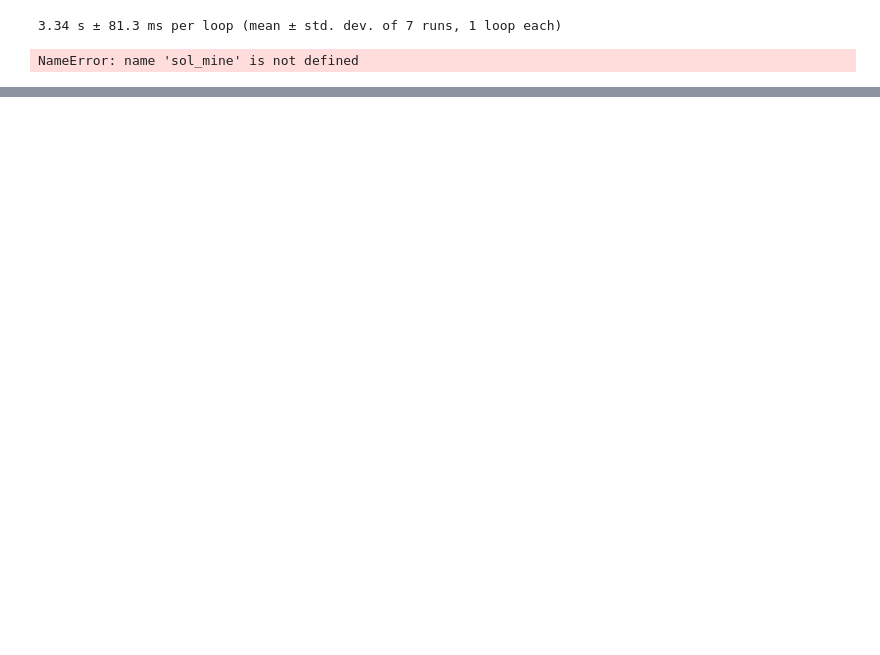
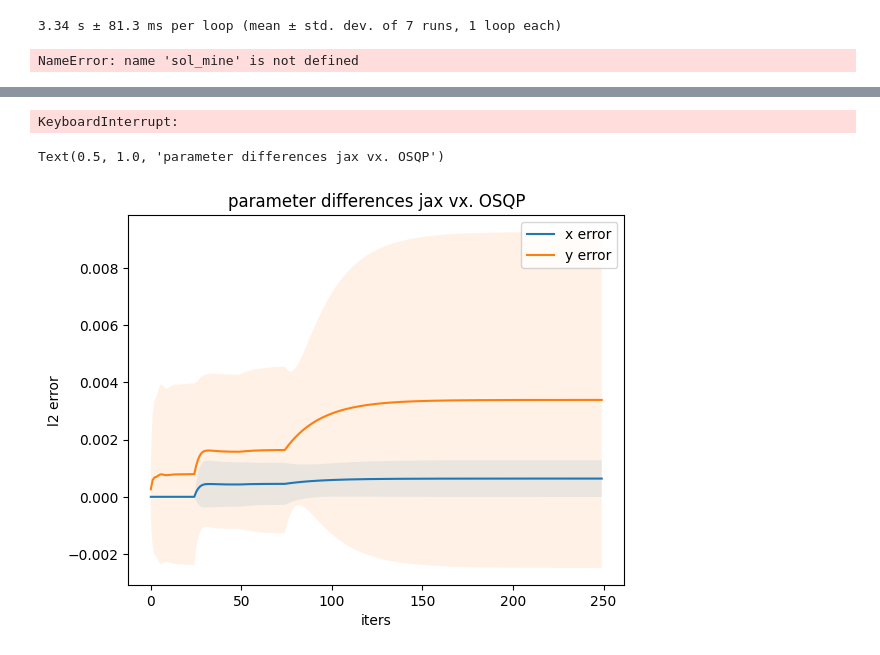
Before and after one commit to Caltech-AMBER/jaxosqp, a Jupyter notebook: basic_usage.ipynb, the cells around one changed output, grey strips where cells are left out. Drawn from its saved outputs; the diff is of its cells as text; code cells hidden in the pictures; blank space fills up the shorter version.

```diff
--- a/basic_usage.ipynb
+++ b/basic_usage.ipynb
@@ -44,0 +76,4 @@ sol = jax.vmap(sparse.sparsify(prob.solve))(data, state)
+# %%
+for ii in range(25):
+    state = jax.vmap(prob.step)(data, state)
+    state = jax.vmap(prob.update_rho)(data, state)
@@ -285,0 +393,46 @@ Wall time: 4.3 ms
+# %%
+# Comparing how the solutions diverge
+prob, data, state_scaled = osqp.OSQPProblem.from_data(P, q, A, l, u, config=osqp.OSQPConfig(max_iters=1))
+
+results = []
+T = 250
+div_x = jnp.zeros((B, T))
+div_y = jnp.zeros((B, T))
+# [mm.update_settings(verbose=True) for mm in probs]
+for ii in range(T):
+    probs = []
+    setup_all(probs)
+    results = []
+    [mm.update_settings(max_iter=ii+1) for mm in probs]
+#         for jj in range(B):
+#             probs[jj].warm_start(x=np.asarray(state.x[jj]), y=np.asarray(state.y[jj]))
+
+    state_scaled = jax.vmap(prob.step)(data, state_scaled)
+    state = jax.vmap(prob.unscale_vars)(data, state_scaled)
+    solve_all(probs, results)
+    for jj in range(B):
+        error = jnp.linalg.norm(state.x[jj] - results[jj].x)
+        y_error = jnp.linalg.norm(state.y[jj] - results[jj].y)
+        div_x = div_x.at[jj, ii].set(error)
+        div_y = div_y.at[jj, ii].set(y_error)
+# %% [output]
+KeyboardInterrupt:
+# %%
+from matplotlib import pyplot as plt
+plt.close("all")
+fig, ax = plt.subplots()
+divx_mean = jnp.mean(div_x, axis=0)
+divx_std = jnp.std(div_x, axis=0)
+divy_mean = jnp.mean(div_y, axis=0)
+divy_std = jnp.std(div_y, axis=0)
+ax.plot(jnp.arange(len(divx_mean)), divx_mean, label='x error')
+ax.fill_between(jnp.arange(len(divx_mean)), divx_mean - 2 * divx_std, divx_mean + 2 * divx_std, alpha=0.1)
+ax.plot(jnp.arange(len(divy_mean)), divy_mean, label='y error')
+ax.fill_between(jnp.arange(len(divy_mean)), divy_mean - 2 * divy_std, divy_mean + 2 * divy_std, alpha=0.1)
+ax.legend()
+ax.set_xlabel('iters')
+ax.set_ylabel('l2 error')
+ax.set_title('parameter differences jax vx. OSQP')
+# %% [output]
+Text(0.5, 1.0, 'parameter differences jax vx. OSQP')
+[figure, added]
```
Also changed, not shown: parts of 19 cells of this notebook, 2 other files.
